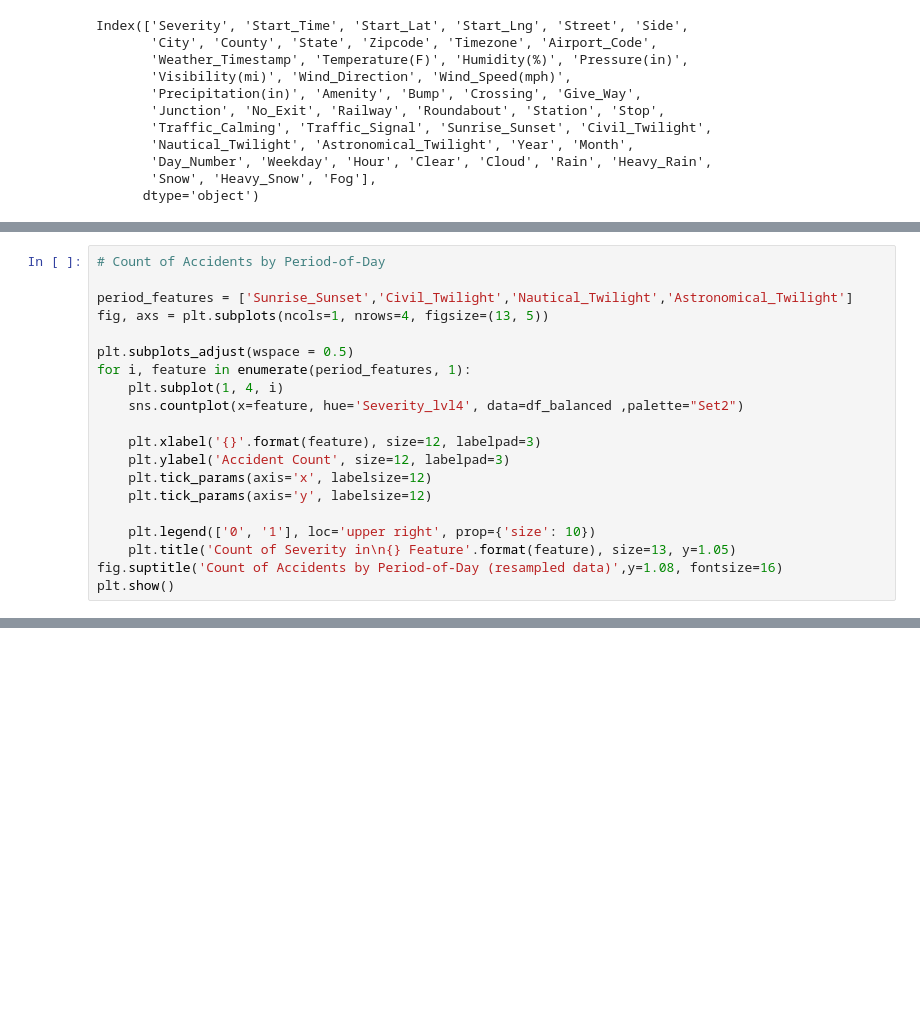
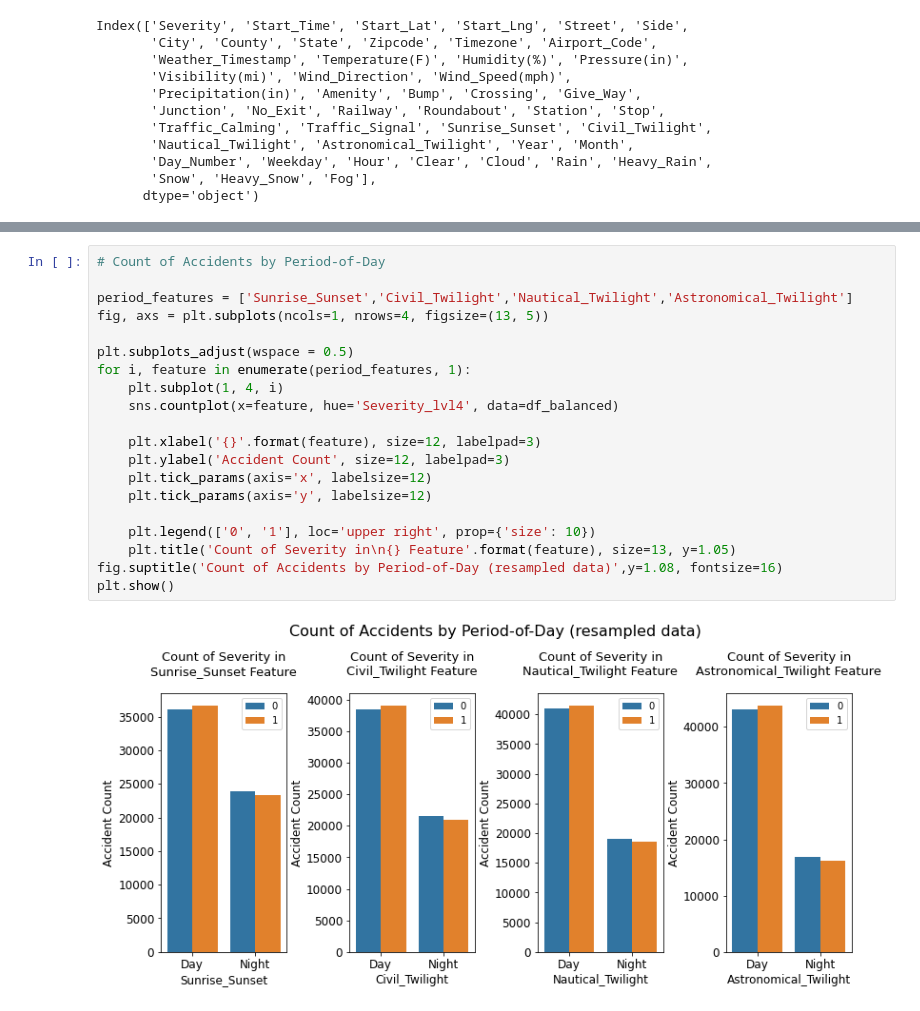
Before and after one commit to AlekseiPronin/FinalProject_DataAnalysis_US_Accidents, a Jupyter notebook: EDA.ipynb, the cells around one changed output, grey strips where cells are left out. Saved outputs shown, nothing was run; the diff lists cells and outputs as text; blank space fills up the shorter version.

Commit message:
added plots and maps

```diff
--- a/EDA.ipynb
+++ b/EDA.ipynb
@@ -565,20 +514,0 @@ plt.show()
-# %%
-# Count of Accidents by Period-of-Day
-
-period_features = ['Sunrise_Sunset','Civil_Twilight','Nautical_Twilight','Astronomical_Twilight']
-fig, axs = plt.subplots(ncols=1, nrows=4, figsize=(13, 5))
-
-plt.subplots_adjust(wspace = 0.5)
-for i, feature in enumerate(period_features, 1):
-    plt.subplot(1, 4, i)
-    sns.countplot(x=feature, hue='Severity_lvl4', data=df_balanced ,palette="Set2")
-
-    plt.xlabel('{}'.format(feature), size=12, labelpad=3)
-    plt.ylabel('Accident Count', size=12, labelpad=3)
-    plt.tick_params(axis='x', labelsize=12)
-    plt.tick_params(axis='y', labelsize=12)
-
-    plt.legend(['0', '1'], loc='upper right', prop={'size': 10})
-    plt.title('Count of Severity in\n{} Feature'.format(feature), size=13, y=1.05)
-fig.suptitle('Count of Accidents by Period-of-Day (resampled data)',y=1.08, fontsize=16)
-plt.show()
@@ -586,0 +575,22 @@ plt.show()
+# %%
+# Count of Accidents by Period-of-Day
+
+period_features = ['Sunrise_Sunset','Civil_Twilight','Nautical_Twilight','Astronomical_Twilight']
+fig, axs = plt.subplots(ncols=1, nrows=4, figsize=(13, 5))
+
+plt.subplots_adjust(wspace = 0.5)
+for i, feature in enumerate(period_features, 1):
+    plt.subplot(1, 4, i)
+    sns.countplot(x=feature, hue='Severity_lvl4', data=df_balanced)
+
+    plt.xlabel('{}'.format(feature), size=12, labelpad=3)
+    plt.ylabel('Accident Count', size=12, labelpad=3)
+    plt.tick_params(axis='x', labelsize=12)
+    plt.tick_params(axis='y', labelsize=12)
+
+    plt.legend(['0', '1'], loc='upper right', prop={'size': 10})
+    plt.title('Count of Severity in\n{} Feature'.format(feature), size=13, y=1.05)
+fig.suptitle('Count of Accidents by Period-of-Day (resampled data)',y=1.08, fontsize=16)
+plt.show()
+# %% [output]
+[figure, added]
```
Also changed, not shown: parts of 29 cells of this notebook.
